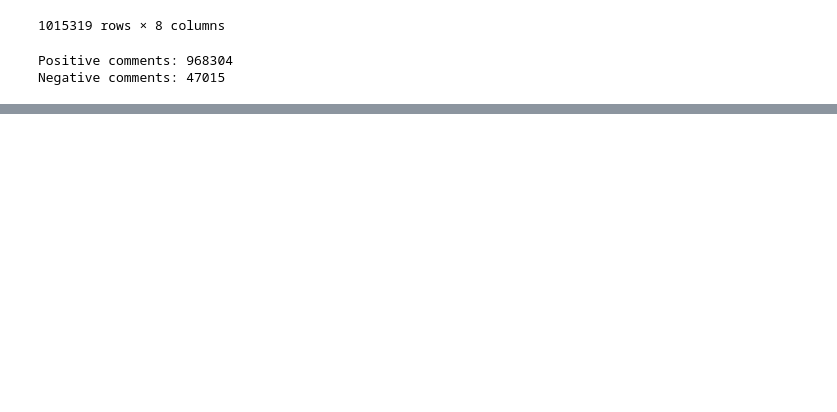
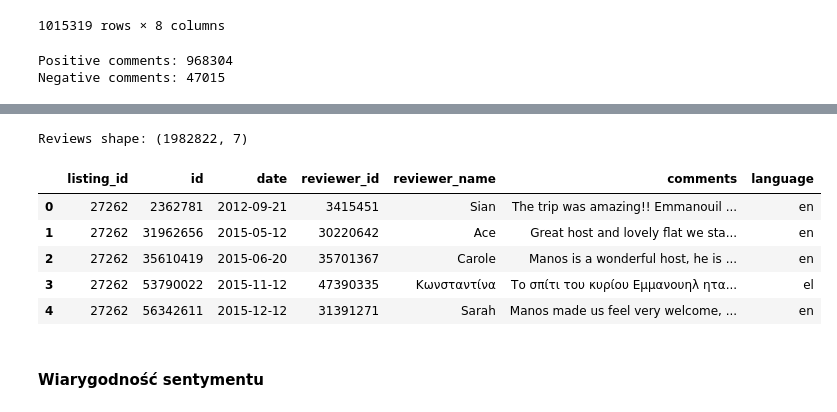
Before and after one commit to psiku/IUM-long-stay-insights, a Jupyter notebook: notebooks/sentiment_analysis.ipynb, the cells around one changed output, grey strips where cells are left out. Cells and saved outputs as stored; diff of their text form; code cells hidden in the pictures; blank space fills up the shorter version.

```diff
--- a/notebooks/sentiment_analysis.ipynb
+++ b/notebooks/sentiment_analysis.ipynb
@@ -297,0 +300,13 @@ Name: count, dtype: int64
+# %%
+print(f"Reviews shape: {reviews_dataframe.shape}")
+display(reviews_dataframe.head(5))
+# %% [output]
+Reviews shape: (1982822, 7)
+|  | listing_id | id | date | reviewer_id | reviewer_name | comments | language |
+| 0 | 27262 | 2362781 | 2012-09-21 | 3415451 | Sian | The trip was amazing!! Emmanouil ... | en |
+| 1 | 27262 | 31962656 | 2015-05-12 | 30220642 | Ace | Great host and lovely flat we sta... | en |
+| 2 | 27262 | 35610419 | 2015-06-20 | 35701367 | Carole | Manos is a wonderful host, he is ... | en |
+| 3 | 27262 | 53790022 | 2015-11-12 | 47390335 | Κωνσταντίνα | Το σπίτι του κυρίου Εμμανουηλ ητα... | el |
+| 4 | 27262 | 56342611 | 2015-12-12 | 31391271 | Sarah | Manos made us feel very welcome, ... | en |
+# %% [markdown]
+#### Wiarygodność sentymentu
```
Also changed, not shown: parts of 19 cells of this notebook, 6 other files.
